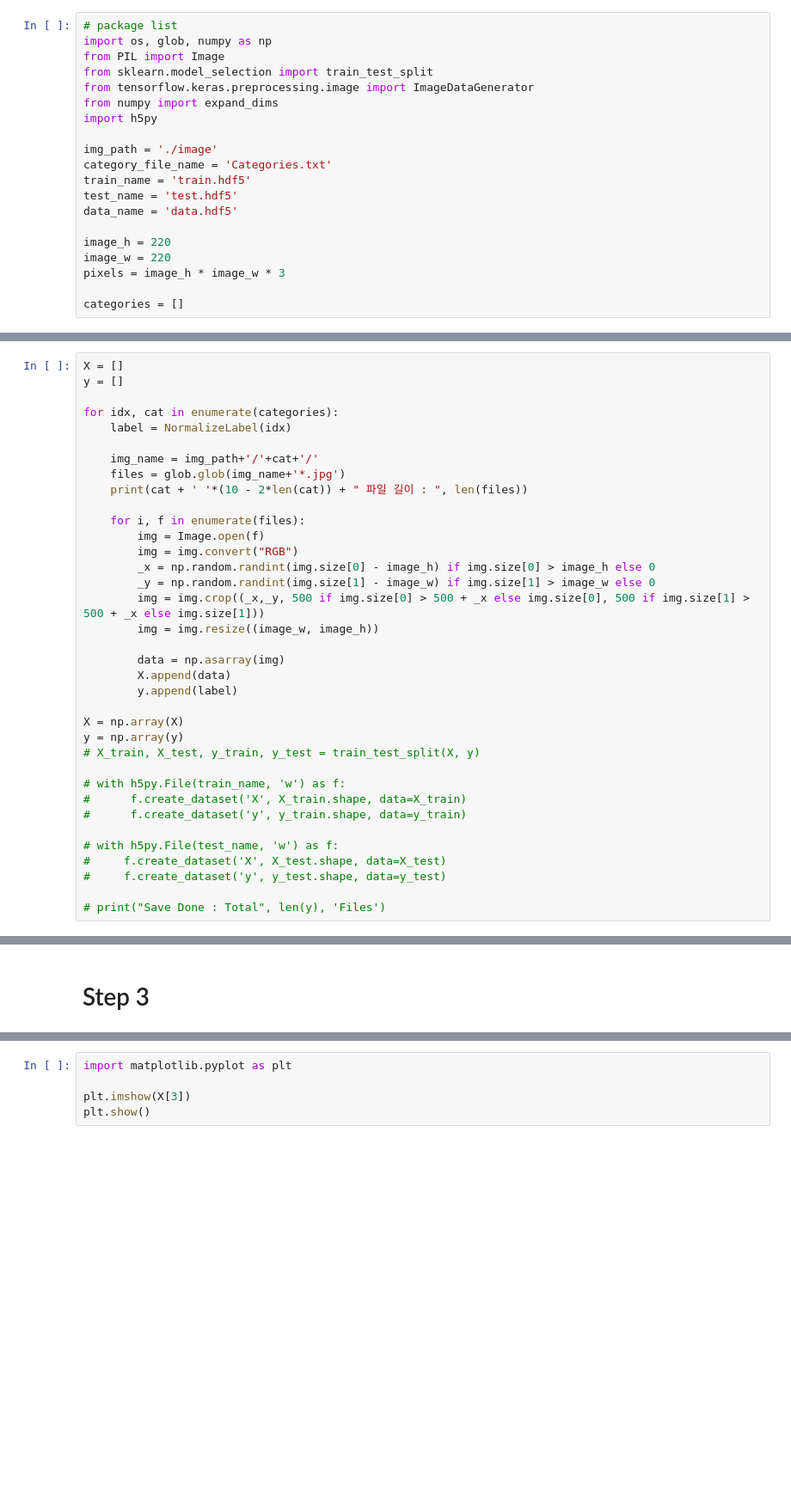
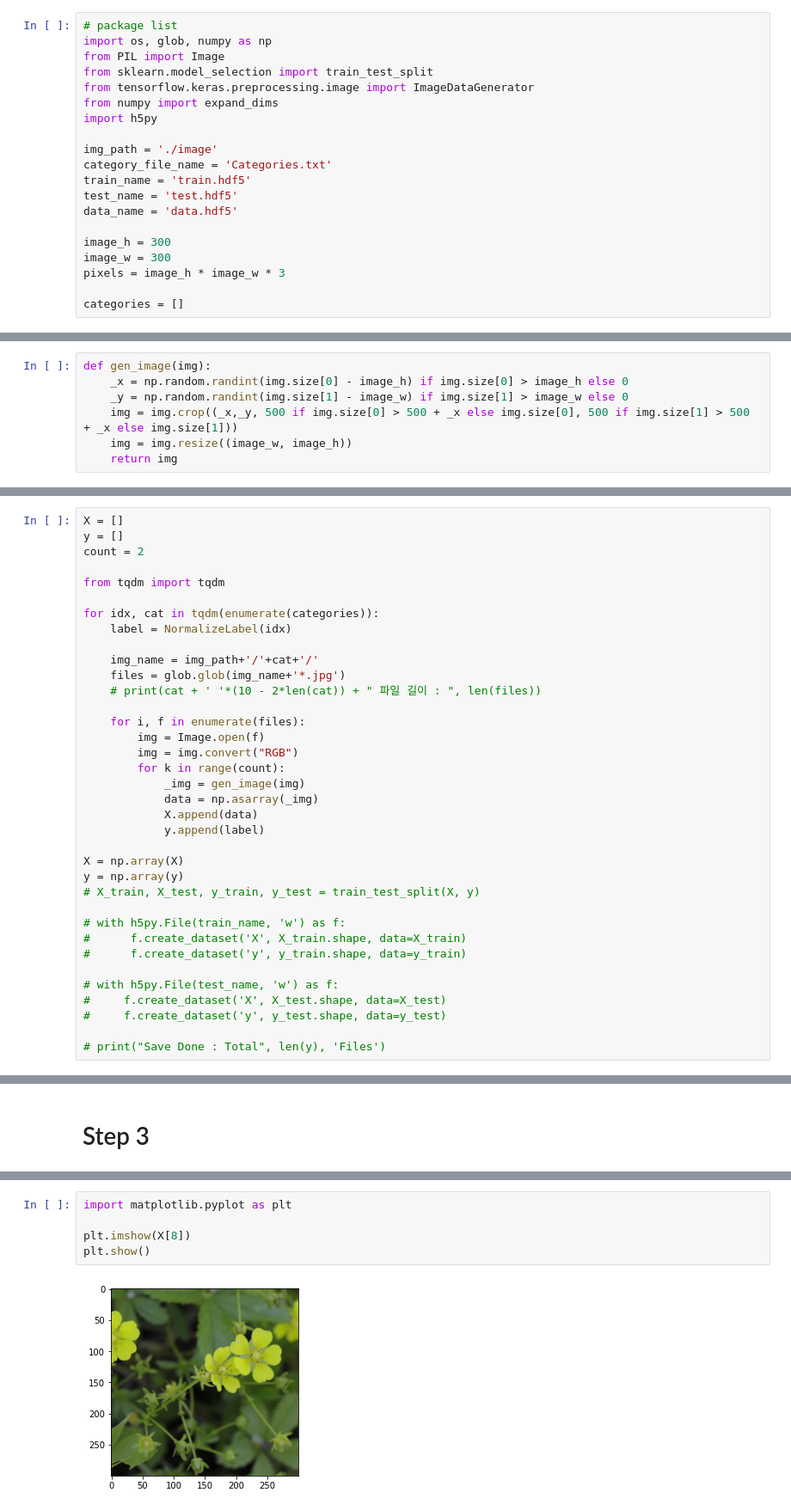
Before and after one commit to isabellajoo/plant-recognizer, a Jupyter notebook: MachineLearning/Preprocessing.ipynb, the cells around one changed output, grey strips where cells are left out. Shown at 86% size. Saved outputs shown, nothing was run; the diff lists cells and outputs as text; blank space fills up the shorter version.

```diff
--- a/MachineLearning/Preprocessing.ipynb
+++ b/MachineLearning/Preprocessing.ipynb
@@ -23,8 +23,8 @@ train_name = 'train.hdf5'
 test_name = 'test.hdf5'
 data_name = 'data.hdf5'
 
-image_h = 220
-image_w = 220
+image_h = 300
+image_w = 300
 pixels = image_h * image_w * 3
 
 categories = []
@@ -42,3 +42,10 @@ categories = list(map(str.strip, category_file.readlines()))
 classes = len(categories)
 # %% [markdown]
 # Step 2. Load Image, Preprocess, and Save
+# %%
+def gen_image(img):
+    _x = np.random.randint(img.size[0] - image_h) if img.size[0] > image_h else 0
+    _y = np.random.randint(img.size[1] - image_w) if img.size[1] > image_w else 0
+    img = img.crop((_x,_y, 500 if img.size[0] > 500 + _x else img.size[0], 500 if img.size[1] > 500 + _x else img.size[1]))
+    img = img.resize((image_w, image_h))
+    return img
@@ -45,25 +54,25 @@ classes = len(categories)
 # %%
 X = []
 y = []
+count = 2
 
-for idx, cat in enumerate(categories):
+from tqdm import tqdm
+
+for idx, cat in tqdm(enumerate(categories)):
     label = NormalizeLabel(idx)
 
     img_name = img_path+'/'+cat+'/'
     files = glob.glob(img_name+'*.jpg')
-    print(cat + ' '*(10 - 2*len(cat)) + " 파일 길이 : ", len(files))
+    # print(cat + ' '*(10 - 2*len(cat)) + " 파일 길이 : ", len(files))
 
     for i, f in enumerate(files):
         img = Image.open(f)
         img = img.convert("RGB")
-        _x = np.random.randint(img.size[0] - image_h) if img.size[0] > image_h else 0
-        _y = np.random.randint(img.size[1] - image_w) if img.size[1] > image_w else 0
-        img = img.crop((_x,_y, 500 if img.size[0] > 500 + _x else img.size[0], 500 if img.size[1] > 500 + _x else img.size[1]))
-        img = img.resize((image_w, image_h))
-
-        data = np.asarray(img)
-        X.append(data)
-        y.append(label)
+        for k in range(count):
+            _img = gen_image(img)
+            data = np.asarray(_img)
+            X.append(data)
+            y.append(label)
 
 X = np.array(X)
 y = np.array(y)
@@ -91,5 +104,7 @@ print(X.shape, X.dtype)
 # %%
 import matplotlib.pyplot as plt
 
-plt.imshow(X[3])
+plt.imshow(X[8])
 plt.show()
+# %% [output]
+[figure, added]
```
Also changed, not shown: parts of 5 cells of this notebook, 3 other files.
